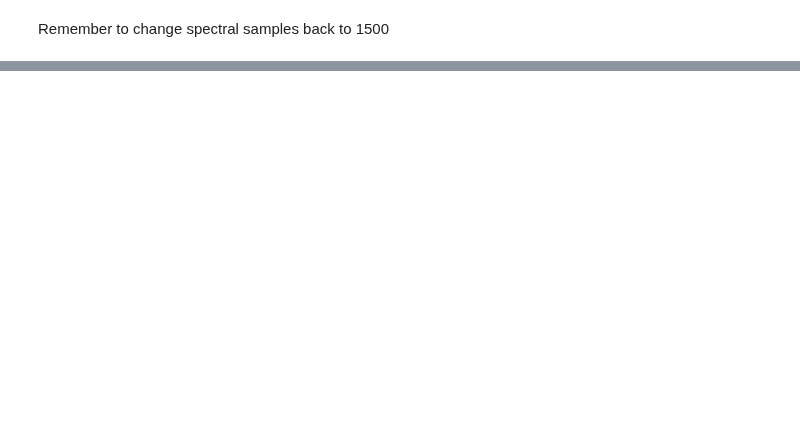
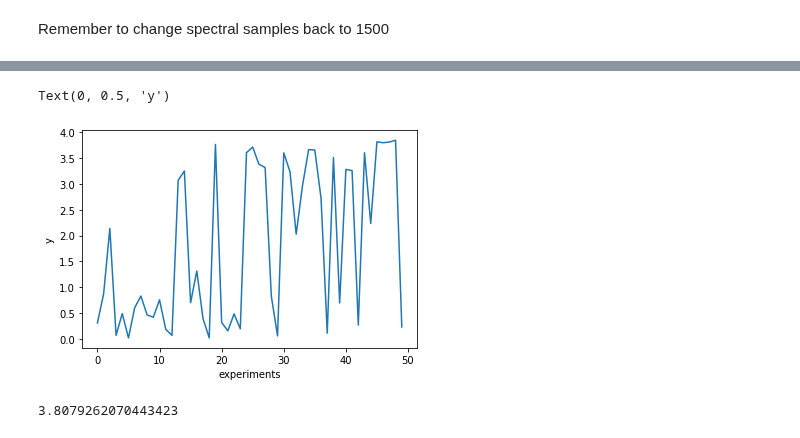
Before and after one commit to sustainable-processes/summit, a Jupyter notebook: experiments/cbbo/test_cbbo.ipynb, the cells around one changed output, grey strips where cells are left out. Drawn from its saved outputs; the diff is of its cells as text; code cells hidden in the pictures; blank space fills up the shorter version.

```diff
--- a/experiments/cbbo/test_cbbo.ipynb
+++ b/experiments/cbbo/test_cbbo.ipynb
@@ -71,0 +55,11 @@ ipdb>  len(self._get_bounds() * q)
+# %%
+plt.plot(hartmann3D.data["y"])
+plt.xlabel("experiments")
+plt.ylabel("y")
+# %% [output]
+Text(0, 0.5, 'y')
+[figure, added]
+# %%
+hartmann3D.data["y"].max()
+# %% [output]
+3.8079262070443423
```
Also changed, not shown: parts of 2 cells of this notebook, 1 other file.
